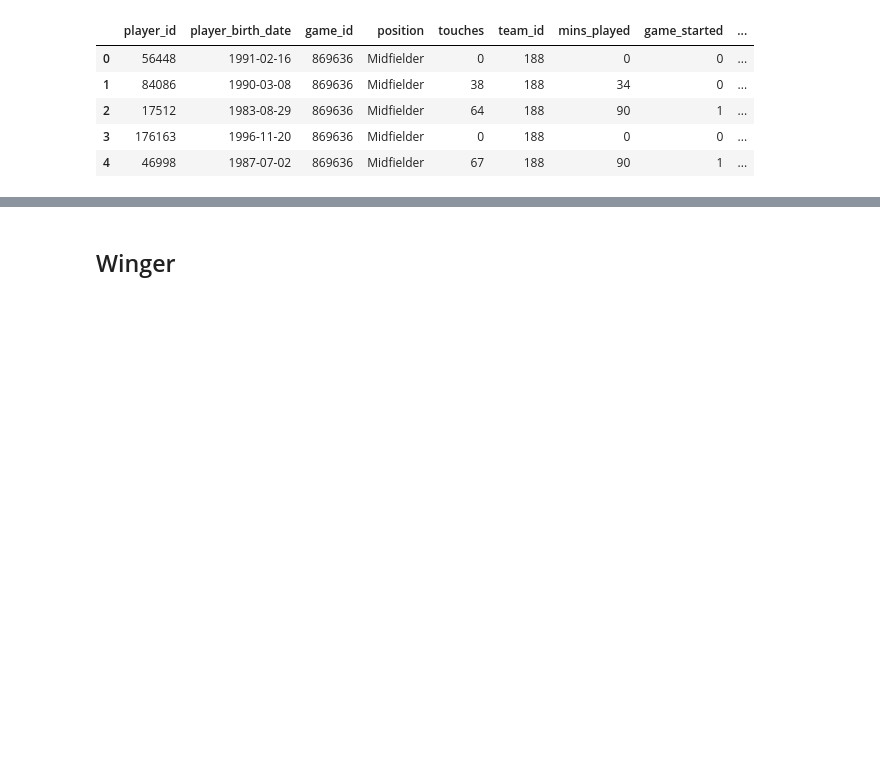
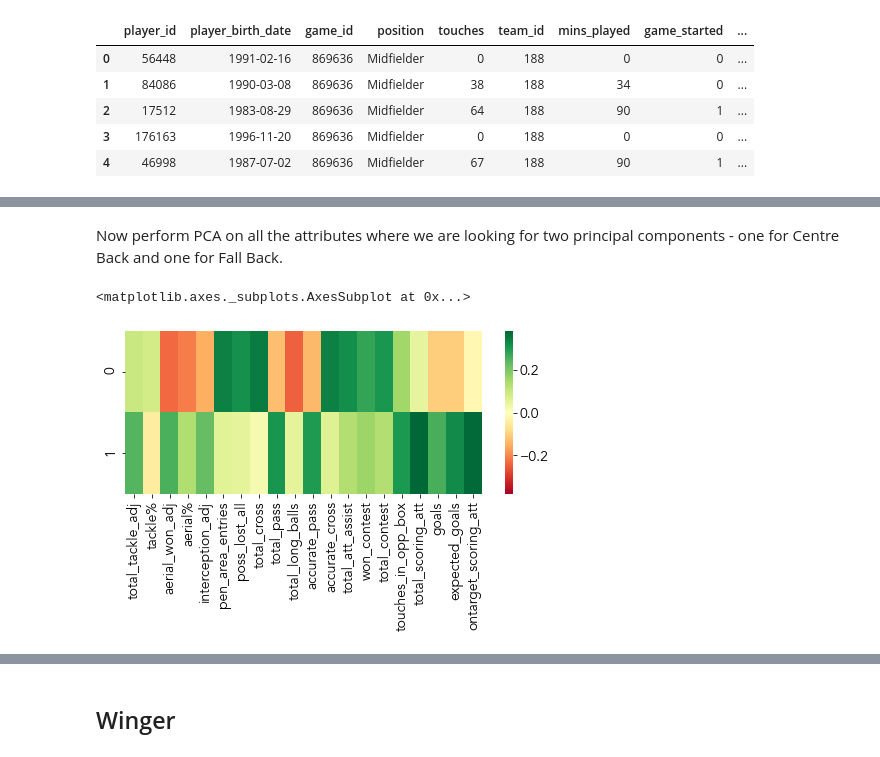
Before and after one commit to JPManuel/data_analyst_task, a Jupyter notebook: player_shortlists.ipynb, the cells around one changed output, grey strips where cells are left out. Cells and saved outputs as stored; diff of their text form; code cells hidden in the pictures; blank space fills up the shorter version.

```diff
--- a/player_shortlists.ipynb
+++ b/player_shortlists.ipynb
@@ -233,0 +270,2 @@ df_adj.head()
+# %% [markdown]
+Now perform PCA on all the attributes where we are looking for two principal components - one for Centre Back and one for Fall Back.
@@ -233,0 +277,7 @@ df_adj.head()
+# %%
+fig = plt.figure(figsize=(8,3))
+vlim = max(np.abs(comp_rel.min()),np.abs(comp_rel.max()))
+sns.heatmap(comp_rel,vmin=-vlim,vmax=vlim,yticklabels=np.arange(0,len(comp_rel),1),xticklabels=pca_attr,cmap='RdYlGn')
+# %% [output]
+<matplotlib.axes._subplots.AxesSubplot at 0x...>
+[figure, added]
```
Also changed, not shown: parts of 247 cells of this notebook.
